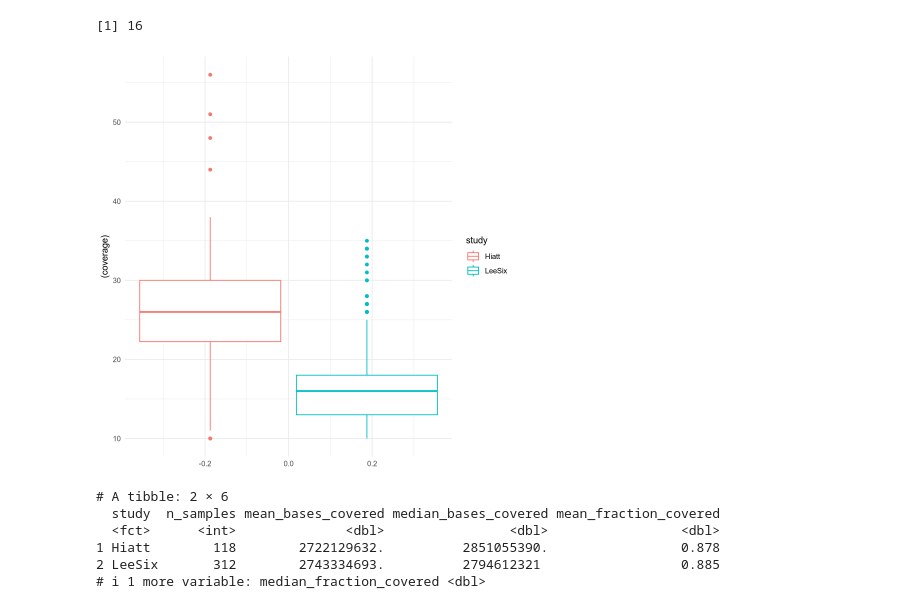
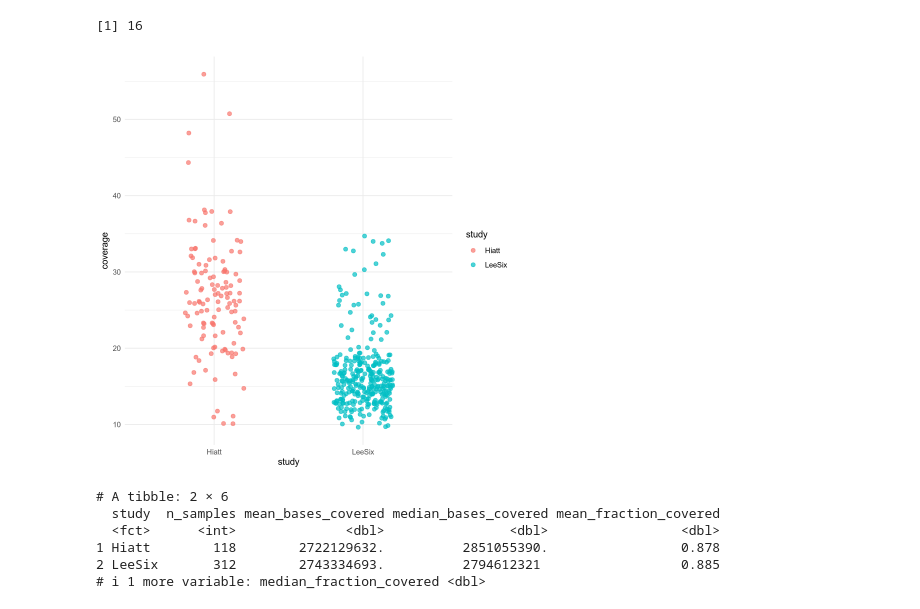
Before and after one commit to laurelhiatt/SEMIColon, a Jupyter notebook: scripts/figures/Figure1.ipynb, the cells around one changed output. Saved outputs shown, nothing was run; the diff lists cells and outputs as text; code cells hidden in the pictures.

Commit message:
editing figures based on Aaron's feedback

```diff
--- a/scripts/figures/Figure1.ipynb
+++ b/scripts/figures/Figure1.ipynb
@@ -880,14 +880,19 @@ median(combined_df$coverage[combined_df$study == "LeeSix"])
  Hiatt LeeSix
    118    312
 [1] 16
-# %%
-ggplot(combined_df) + geom_boxplot(aes(y=(coverage), color = study)) + theme_minimal()
-
-coverage <- ggplot(combined_df) + geom_boxplot(aes(y=(coverage), color = study)) + theme_minimal()
-
-ggsave(filename = "coverage_by_study.svg", plot = coverage, width = 10, height = 8, units = "in")
-# %% [output]
-[figure, removed]
+# %%
+coverage_plot <- ggplot(combined_df, aes(x = study, y = coverage, color = study)) +
+  geom_jitter(width = 0.2, size = 2, alpha = 0.7) +
+  theme_minimal()
+
+coverage_plot
+ggsave(filename = "coverage_by_study.svg",
+       plot = coverage_plot,
+       width = 10,
+       height = 8,
+       units = "in")
+# %% [output]
+[figure, added]
 # %%
 genome_size <- 3.1e9  # human genome (bp), adjust if needed
 
```
Also changed, not shown: parts of 4 cells of this notebook.
